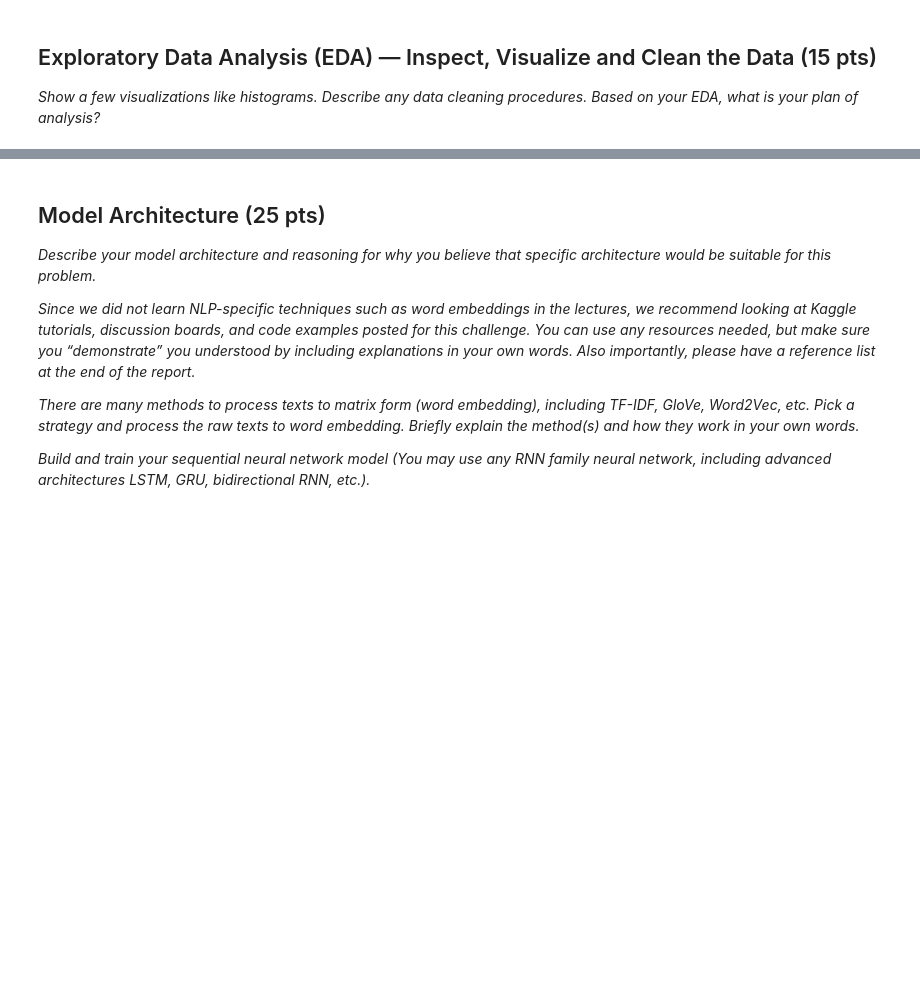
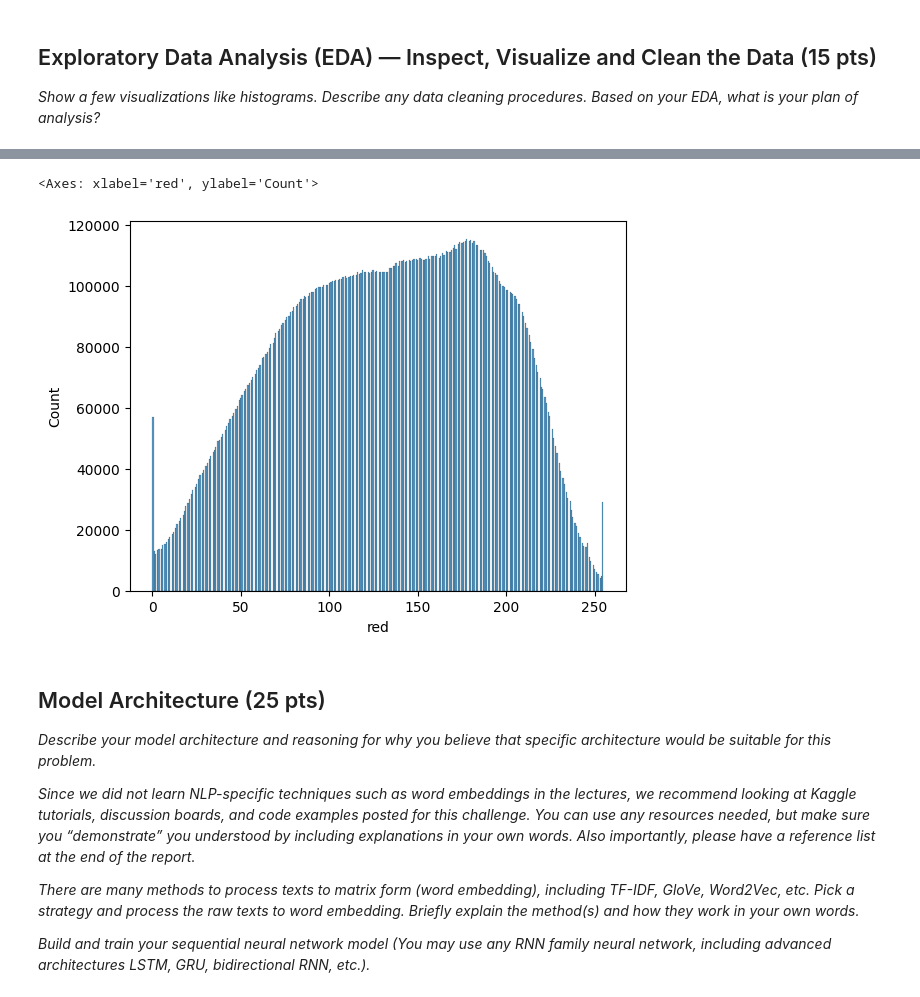
Before and after one commit to NikoKuu/Monet-using-GAN, a Jupyter notebook: Monet-using-GAN.ipynb, the cells around one changed output, grey strips where cells are left out. Drawn from its saved outputs; the diff is of its cells as text; code cells hidden in the pictures; blank space fills up the shorter version.

```diff
--- a/Monet-using-GAN.ipynb
+++ b/Monet-using-GAN.ipynb
@@ -81,3 +159,8 @@ print([*IMAGE_SIZE, 3])
+# %%
+sns.histplot(rgb_df, x='red')
+# %% [output]
+<Axes: xlabel='red', ylabel='Count'>
+[figure, added]
 # %% [markdown]
 ## Model Architecture (25 pts)
 
```
Also changed, not shown: parts of 13 cells of this notebook.
